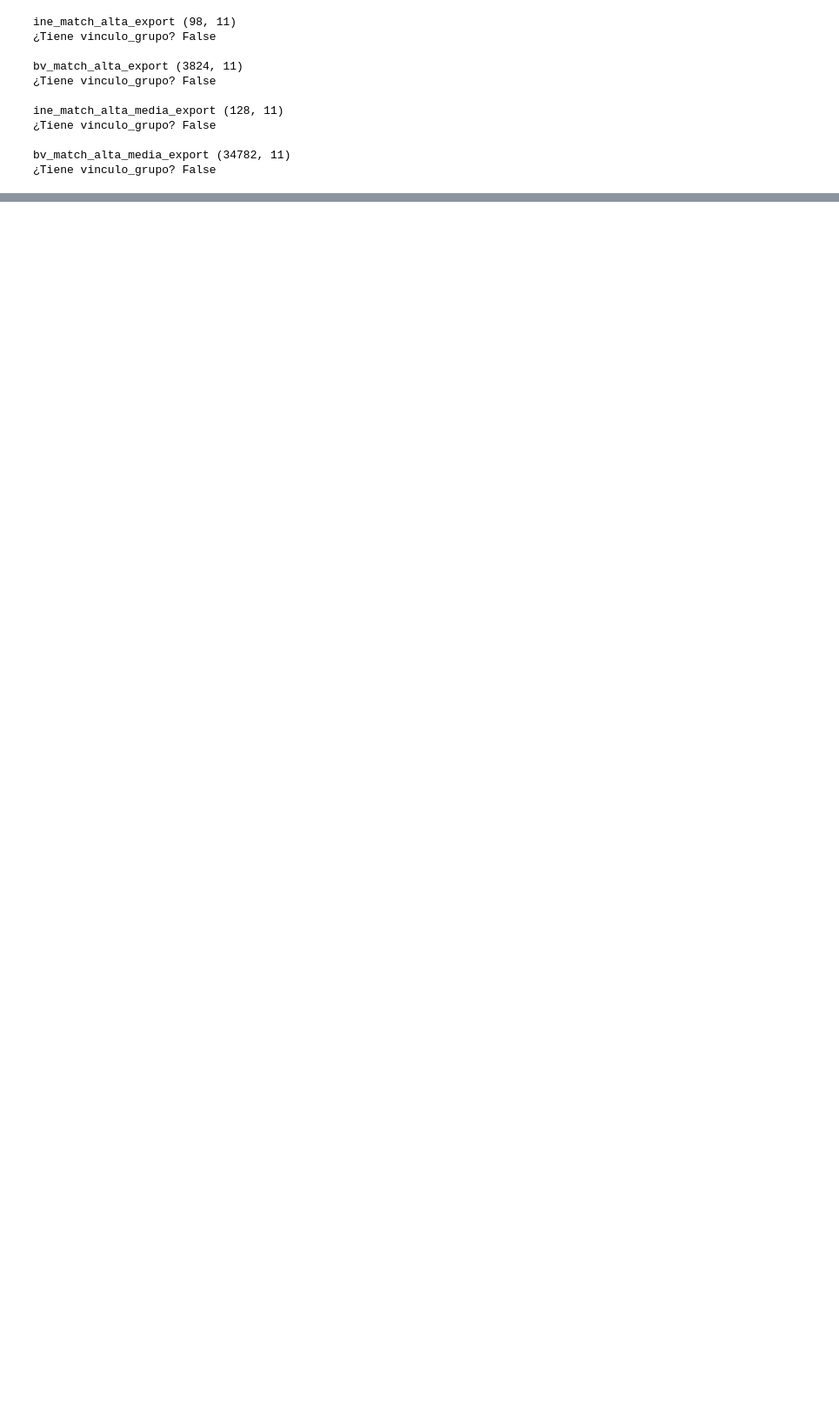
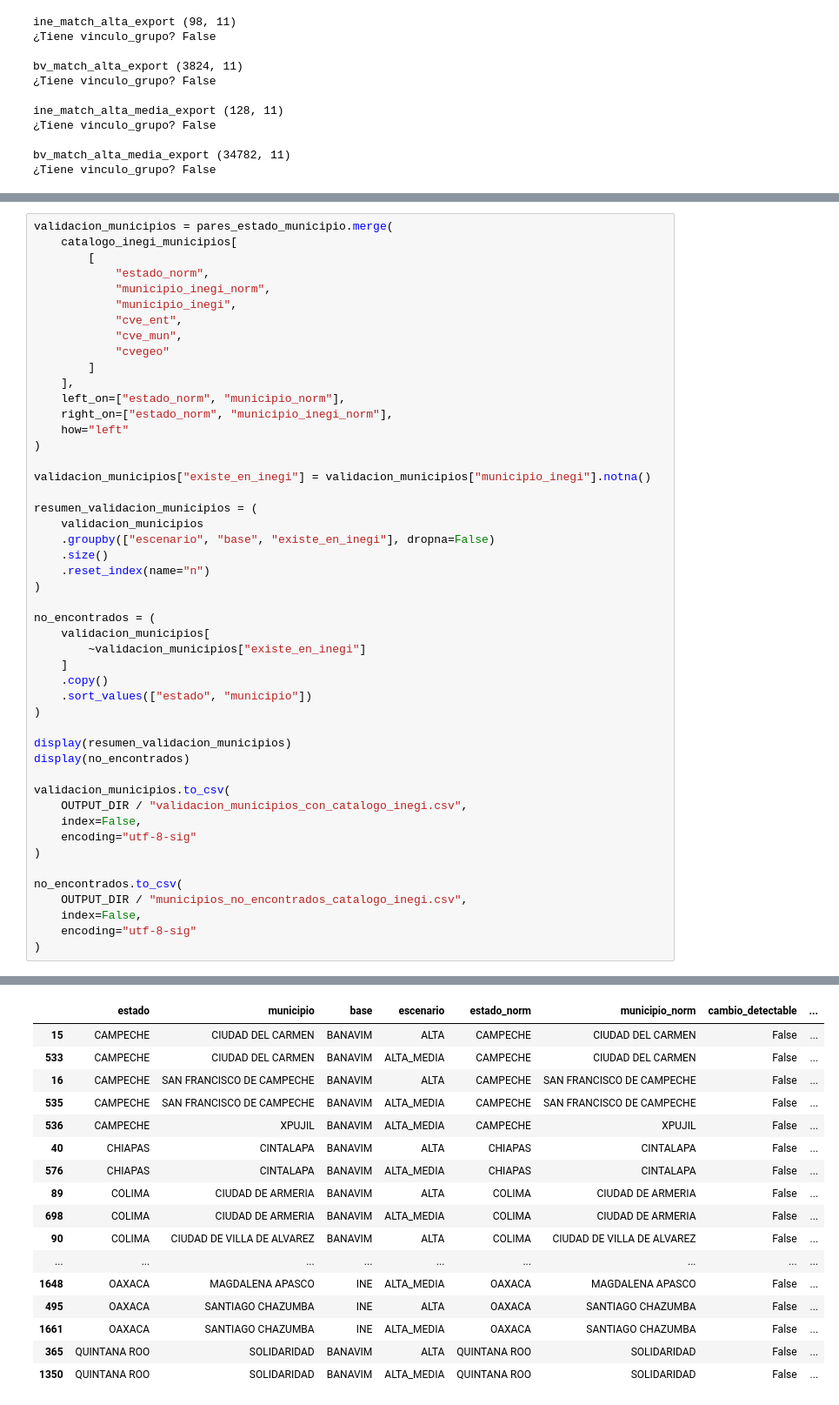
Before and after one commit to BesaidGarden/Calidad-y-Preprocesamiento-de-Datos---Registro-Publico-de-Agresores, a Jupyter notebook: Código/fusion_individuos.ipynb, the cells around one changed output, grey strips where cells are left out. Shown at 87% size. Saved outputs shown, nothing was run; the diff lists cells and outputs as text; blank space fills up the shorter version.

```diff
--- a/Código/fusion_individuos.ipynb
+++ b/Código/fusion_individuos.ipynb
@@ -703,0 +1246,49 @@ Bases guardadas en: ..\Data\fusion_outputs
+# %%
+validacion_municipios = pares_estado_municipio.merge(
+    catalogo_inegi_municipios[
+        [
+            "estado_norm",
+            "municipio_inegi_norm",
+            "municipio_inegi",
+            "cve_ent",
+            "cve_mun",
+            "cvegeo"
+        ]
+    ],
+    left_on=["estado_norm", "municipio_norm"],
+    right_on=["estado_norm", "municipio_inegi_norm"],
+    how="left"
+)
+
+validacion_municipios["existe_en_inegi"] = validacion_municipios["municipio_inegi"].notna()
+
+resumen_validacion_municipios = (
+    validacion_municipios
+    .groupby(["escenario", "base", "existe_en_inegi"], dropna=False)
+    .size()
+    .reset_index(name="n")
+)
+
+no_encontrados = (
+    validacion_municipios[
+        ~validacion_municipios["existe_en_inegi"]
+    ]
+    .copy()
+    .sort_values(["estado", "municipio"])
+)
+
+display(resumen_validacion_municipios)
+display(no_encontrados)
+
+validacion_municipios.to_csv(
+    OUTPUT_DIR / "validacion_municipios_con_catalogo_inegi.csv",
+    index=False,
+    encoding="utf-8-sig"
+)
+
+no_encontrados.to_csv(
+    OUTPUT_DIR / "municipios_no_encontrados_catalogo_inegi.csv",
+    index=False,
+    encoding="utf-8-sig"
+)
+# %% [output]
@@ -703,0 +1304,17 @@ Bases guardadas en: ..\Data\fusion_outputs
+|  | estado | municipio | base | escenario | estado_norm | municipio_norm | cambio_detectable | ... |
+| 15 | CAMPECHE | CIUDAD DEL CARMEN | BANAVIM | ALTA | CAMPECHE | CIUDAD DEL CARMEN | False | ... |
+| 533 | CAMPECHE | CIUDAD DEL CARMEN | BANAVIM | ALTA_MEDIA | CAMPECHE | CIUDAD DEL CARMEN | False | ... |
+| 16 | CAMPECHE | SAN FRANCISCO DE CAMPECHE | BANAVIM | ALTA | CAMPECHE | SAN FRANCISCO DE CAMPECHE | False | ... |
+| 535 | CAMPECHE | SAN FRANCISCO DE CAMPECHE | BANAVIM | ALTA_MEDIA | CAMPECHE | SAN FRANCISCO DE CAMPECHE | False | ... |
+| 536 | CAMPECHE | XPUJIL | BANAVIM | ALTA_MEDIA | CAMPECHE | XPUJIL | False | ... |
+| 40 | CHIAPAS | CINTALAPA | BANAVIM | ALTA | CHIAPAS | CINTALAPA | False | ... |
+| 576 | CHIAPAS | CINTALAPA | BANAVIM | ALTA_MEDIA | CHIAPAS | CINTALAPA | False | ... |
+| 89 | COLIMA | CIUDAD DE ARMERIA | BANAVIM | ALTA | COLIMA | CIUDAD DE ARMERIA | False | ... |
+| 698 | COLIMA | CIUDAD DE ARMERIA | BANAVIM | ALTA_MEDIA | COLIMA | CIUDAD DE ARMERIA | False | ... |
+| 90 | COLIMA | CIUDAD DE VILLA DE ALVAREZ | BANAVIM | ALTA | COLIMA | CIUDAD DE VILLA DE ALVAREZ | False | ... |
+| ... | ... | ... | ... | ... | ... | ... | ... | ... |
+| 1648 | OAXACA | MAGDALENA APASCO | INE | ALTA_MEDIA | OAXACA | MAGDALENA APASCO | False | ... |
+| 495 | OAXACA | SANTIAGO CHAZUMBA | INE | ALTA | OAXACA | SANTIAGO CHAZUMBA | False | ... |
+| 1661 | OAXACA | SANTIAGO CHAZUMBA | INE | ALTA_MEDIA | OAXACA | SANTIAGO CHAZUMBA | False | ... |
+| 365 | QUINTANA ROO | SOLIDARIDAD | BANAVIM | ALTA | QUINTANA ROO | SOLIDARIDAD | False | ... |
+| 1350 | QUINTANA ROO | SOLIDARIDAD | BANAVIM | ALTA_MEDIA | QUINTANA ROO | SOLIDARIDAD | False | ... |
```
Also changed, not shown: parts of 20 cells of this notebook, 14 other files.
